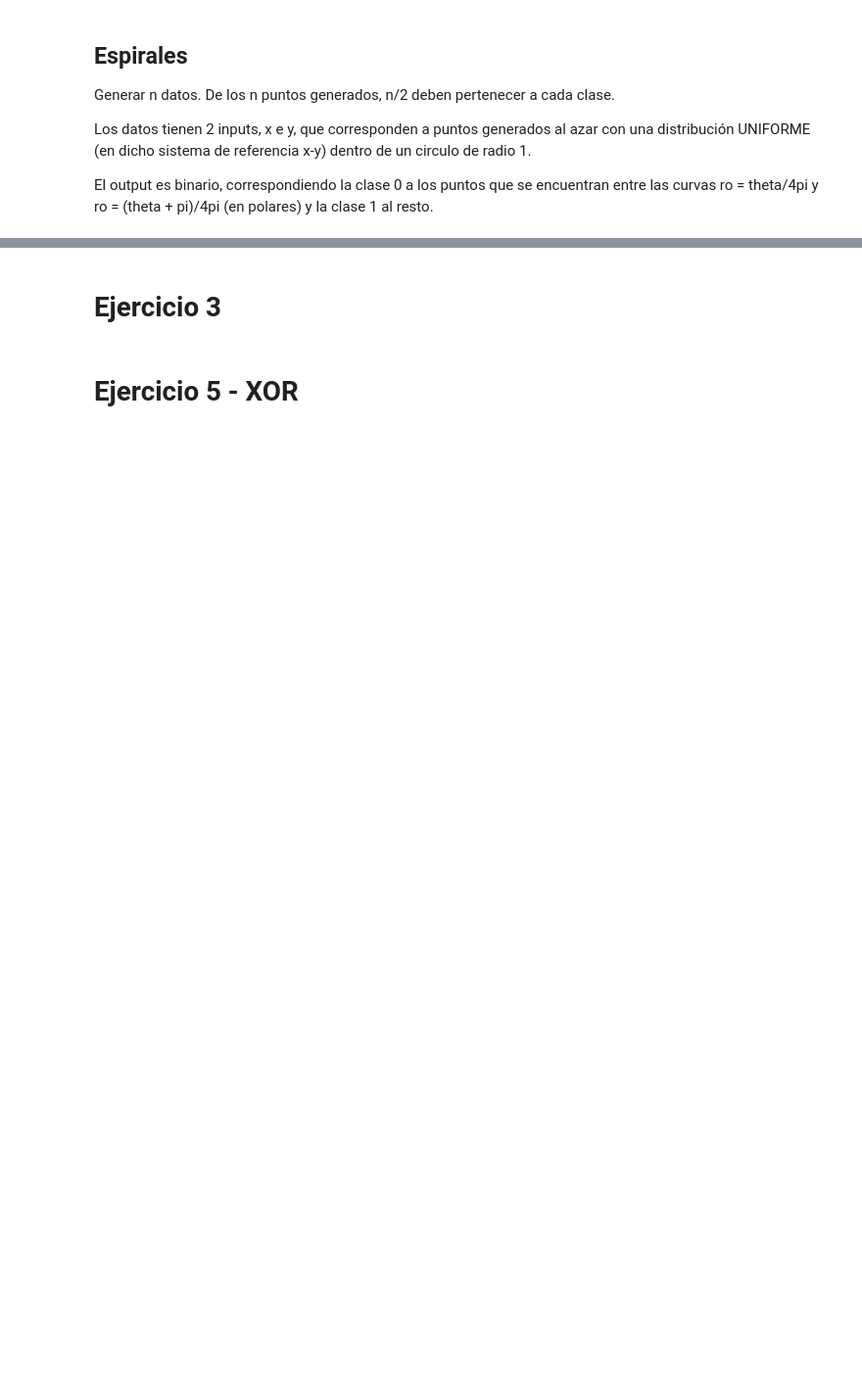
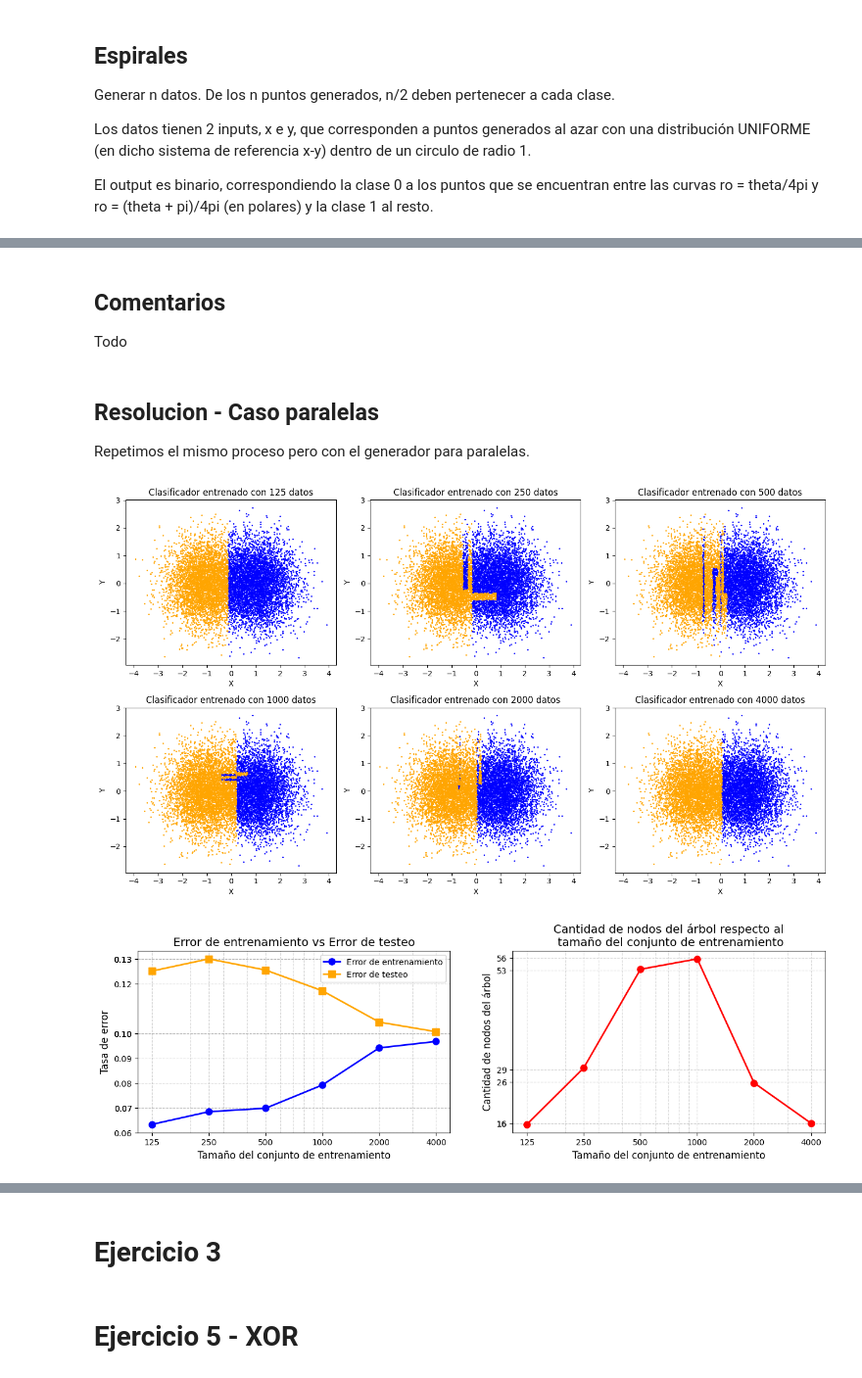
Before and after one commit to octaviorassi/DecisionTrees, a Jupyter notebook: TP_DecisionTrees.ipynb, the cells around one changed output, grey strips where cells are left out. Shown at 98% size. Cells and saved outputs as stored; diff of their text form; code cells hidden in the pictures; blank space fills up the shorter version.

```diff
--- a/TP_DecisionTrees.ipynb
+++ b/TP_DecisionTrees.ipynb
@@ -257,13 +300,16 @@ for i, setSize in enumerate(setSizes):
 # %%
-# Creamos la lista de listas de clasificadores. La lista contiene setSizesCount listas con setCount clasificadores cada una.
-classifiers = [[] for _ in range(setSizesCount)]
+def generateClassifiers(setSizesCount, setCount, trainingSets):
+    # Creamos la lista de listas de clasificadores. La lista contiene setSizesCount listas con setCount clasificadores cada una.
+    classifiers = [[] for _ in range(setSizesCount)]
 
-# Creamos los clasificadores
-for classifierList in classifiers:
-    for i in range(setCount):
-        classifierList.append(standardTree())
+    # Creamos los clasificadores
+    for classifierList in classifiers:
+        for i in range(setCount):
+            classifierList.append(standardTree())
 
-# Entrenamos los clasificadores con su set de entrenamiento correspondiente.
-for i,classifierList in enumerate(classifiers):
-    for j,classifier in enumerate(classifierList):
-        classifier.fit(list(trainingSets[i][j]["Input"]), list(trainingSets[i][j]["Output"]))
+    # Entrenamos los clasificadores con su set de entrenamiento correspondiente.
+    for i,classifierList in enumerate(classifiers):
+        for j,classifier in enumerate(classifierList):
+            classifier.fit(list(trainingSets[i][j]["Input"]), list(trainingSets[i][j]["Output"]))
+
+    return classifiers
@@ -340,0 +447,28 @@ ValueError: Incorrect use of keyword argument 'decimals'. Keyword arguments othe
+# %% [markdown]
+## Comentarios
+
+ Todo
+# %% [markdown]
+## Resolucion - Caso paralelas
+Repetimos el mismo proceso pero con el generador para paralelas.
+# %%
+# Ya tenemos las funciones definidas, solo falta llamarlas con el nuevo generador
+testSetParalelas = paralelas(n, d, C)
+trainingSetsParalelas = generateTrainingSets(setSizes, setCount, paralelas, d, C)
+classifiersParalelas = generateClassifiers(setSizesCount, setCount, trainingSetsParalelas)
+
+# Evaluamos el error
+(trainingErrorsParalelas, testErrorsParalelas, treeSizesParalelas) = getPerformanceStats(trainingSetsParalelas, setSizesCount, setCount, testSetParalelas, classifiersParalelas)
+
+# Obtenemos un classifier particular para cada tamaño
+trainingSetsParalelasSample = [tSet[0] for tSet in trainingSetsParalelas]
+classifiersParalelasSample  = [cSet[0] for cSet in classifiersParalelas]
+
+# Imprimimos las predicciones
+plotPerSize(trainingSetsParalelasSample, classifiersParalelasSample, testSetParalelas, setSizes)
+
+# Y los graficos de error y cantidad de nodos
+plotErrors(trainingErrorsParalelas, testErrorsParalelas, treeSizesParalelas, setSizes)
+# %% [output]
+[figure, added]
+[figure, added]
```
Also changed, not shown: parts of 27 cells of this notebook.
